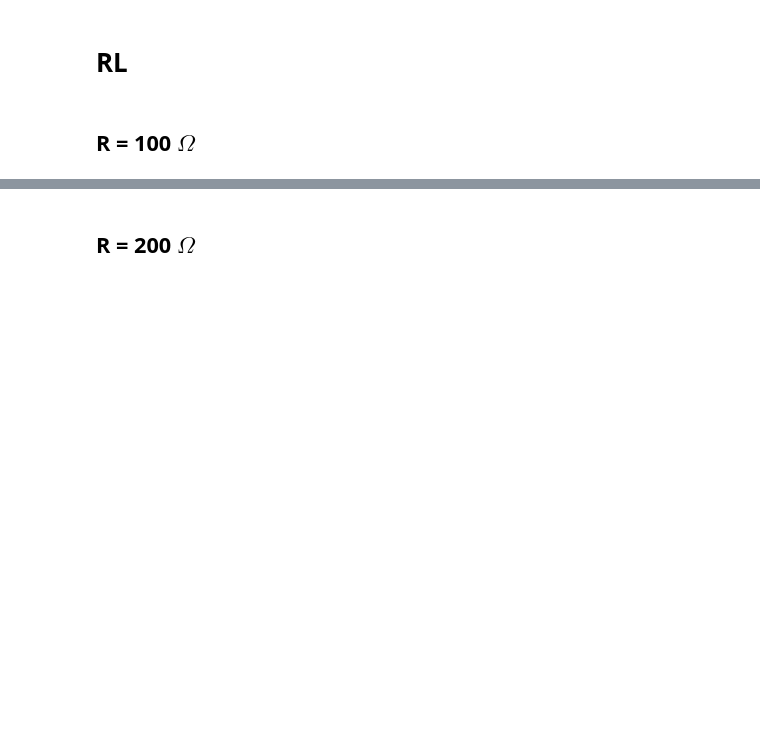
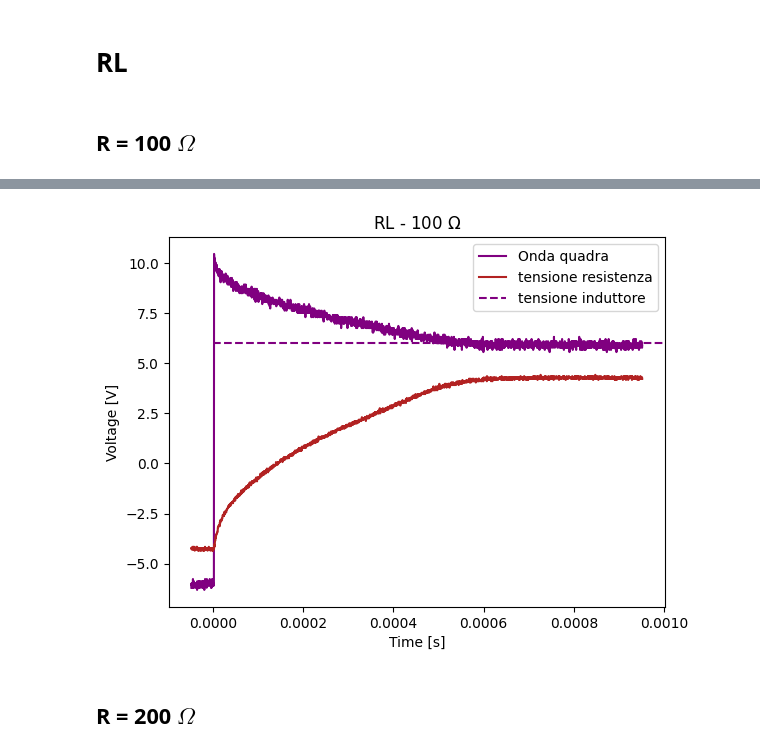
Before and after one commit to Yedi278/Lab2, a Jupyter notebook: Circuiti_2/RL.ipynb, the cells around one changed output, grey strips where cells are left out. Cells and saved outputs as stored; diff of their text form; code cells hidden in the pictures; blank space fills up the shorter version.

```diff
--- a/Circuiti_2/RL.ipynb
+++ b/Circuiti_2/RL.ipynb
@@ -54,3 +57,16 @@ plt.show()
+# %%
+plt.title('RL - 100 $\Omega$')
+plt.plot(RL_100_quadra[0][i:],RL_100_quadra[1][i:], c='purple')
+plt.plot(RL_100_res[0][i:],  RL_100_res[1][i:],   c='firebrick')
+# plt.plot(RL_100_ind[0][i:],  RL_100_ind[1][i:],   c='darkblue')
+# plt.xscale('log')
+plt.xlabel('Time [s]')
+plt.ylabel('Voltage [V]')
+plt.axhline(y=6, xmin=.09,color='purple', linestyle='--')
+plt.legend(['Onda quadra','tensione resistenza', 'tensione induttore'])
+plt.savefig('imgs/RL/RL_100_onda_quadra.pdf',bbox_inches='tight')
+# %% [output]
+[figure, added]
 # %% [markdown]
 ## R = 200 $\Omega$
 # %%
```
Also changed, not shown: parts of 26 cells of this notebook, 4 other files.
